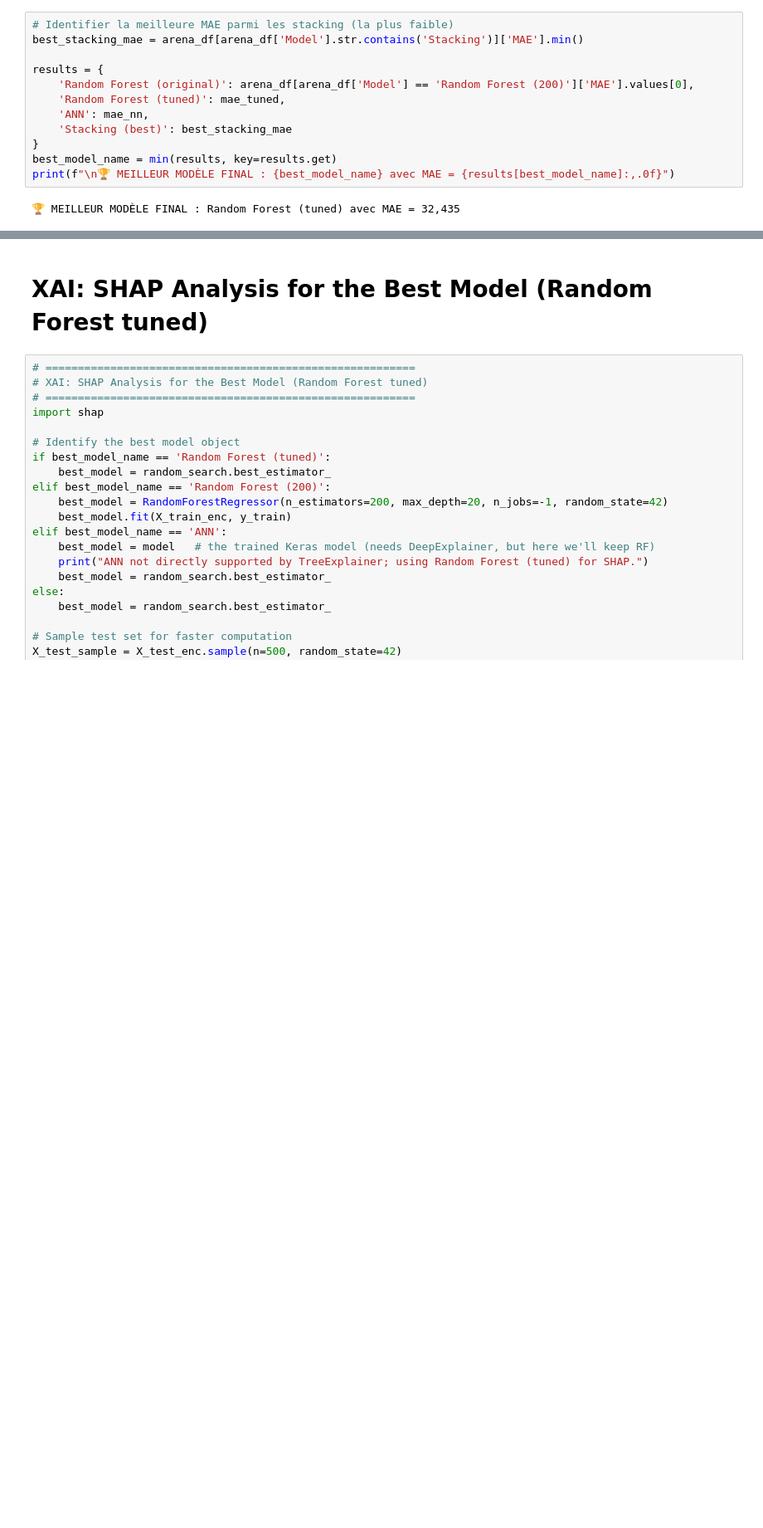
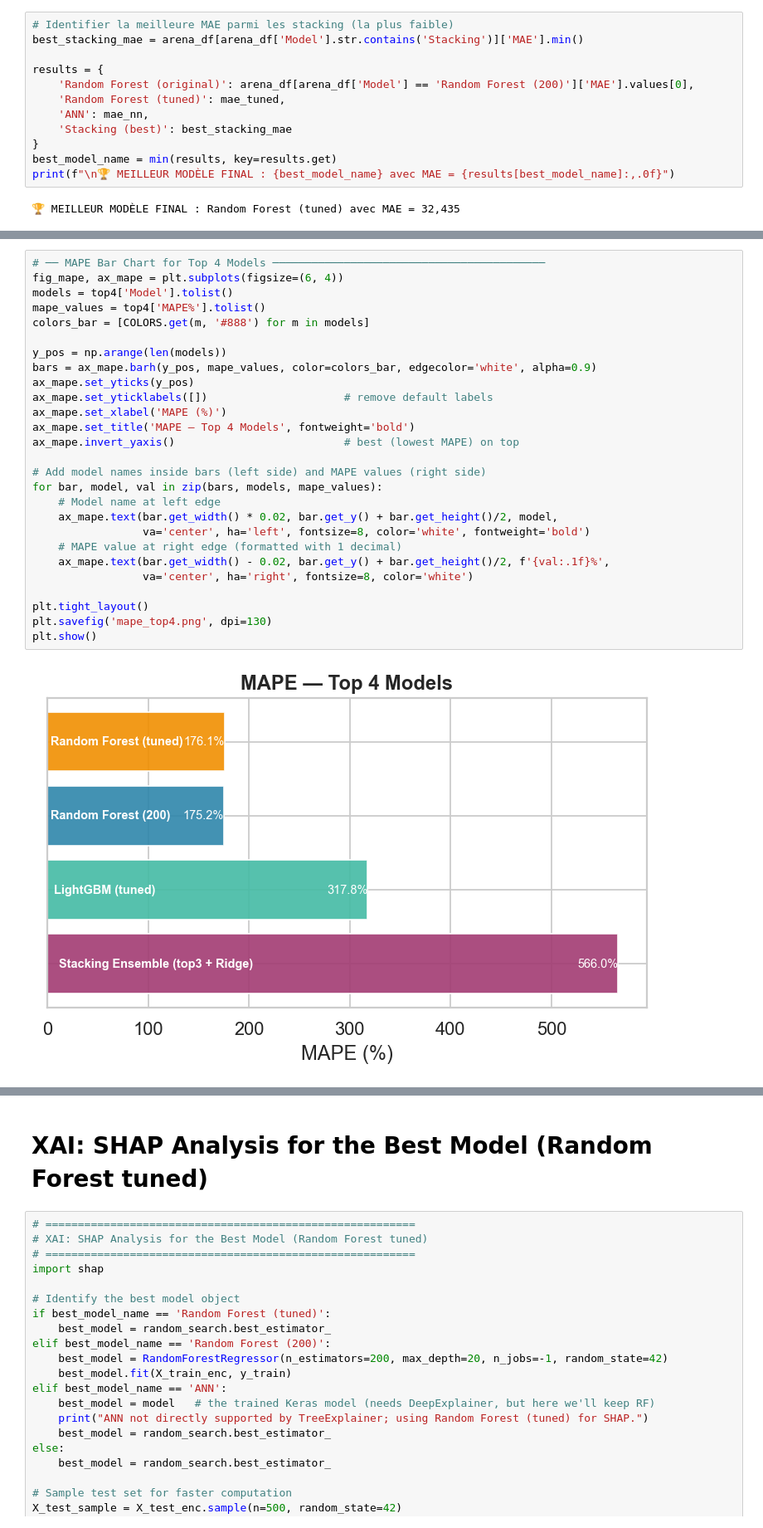
Before and after one commit to wael-ben-salem/EstateMind, a Jupyter notebook: notebooks/Price_predict.ipynb, the cells around one changed output, grey strips where cells are left out. Shown at 83% size. Saved outputs shown, nothing was run; the diff lists cells and outputs as text; blank space fills up the shorter version.

```diff
--- a/notebooks/Price_predict.ipynb
+++ b/notebooks/Price_predict.ipynb
@@ -1041,0 +1188,29 @@ print(f"\n🏆 MEILLEUR MODÈLE FINAL : {best_model_name} avec MAE = {results[be
+# %%
+# ── MAPE Bar Chart for Top 4 Models ──────────────────────────────────────────
+fig_mape, ax_mape = plt.subplots(figsize=(6, 4))
+models = top4['Model'].tolist()
+mape_values = top4['MAPE%'].tolist()
+colors_bar = [COLORS.get(m, '#888') for m in models]
+
+y_pos = np.arange(len(models))
+bars = ax_mape.barh(y_pos, mape_values, color=colors_bar, edgecolor='white', alpha=0.9)
+ax_mape.set_yticks(y_pos)
+ax_mape.set_yticklabels([])                     # remove default labels
+ax_mape.set_xlabel('MAPE (%)')
+ax_mape.set_title('MAPE — Top 4 Models', fontweight='bold')
+ax_mape.invert_yaxis()                          # best (lowest MAPE) on top
+
+# Add model names inside bars (left side) and MAPE values (right side)
+for bar, model, val in zip(bars, models, mape_values):
+    # Model name at left edge
+    ax_mape.text(bar.get_width() * 0.02, bar.get_y() + bar.get_height()/2, model,
+                 va='center', ha='left', fontsize=8, color='white', fontweight='bold')
+    # MAPE value at right edge (formatted with 1 decimal)
+    ax_mape.text(bar.get_width() - 0.02, bar.get_y() + bar.get_height()/2, f'{val:.1f}%',
+                 va='center', ha='right', fontsize=8, color='white')
+
+plt.tight_layout()
+plt.savefig('mape_top4.png', dpi=130)
+plt.show()
+# %% [output]
+[figure, added]
```
Also changed, not shown: parts of 10 cells of this notebook, 21 other files.
